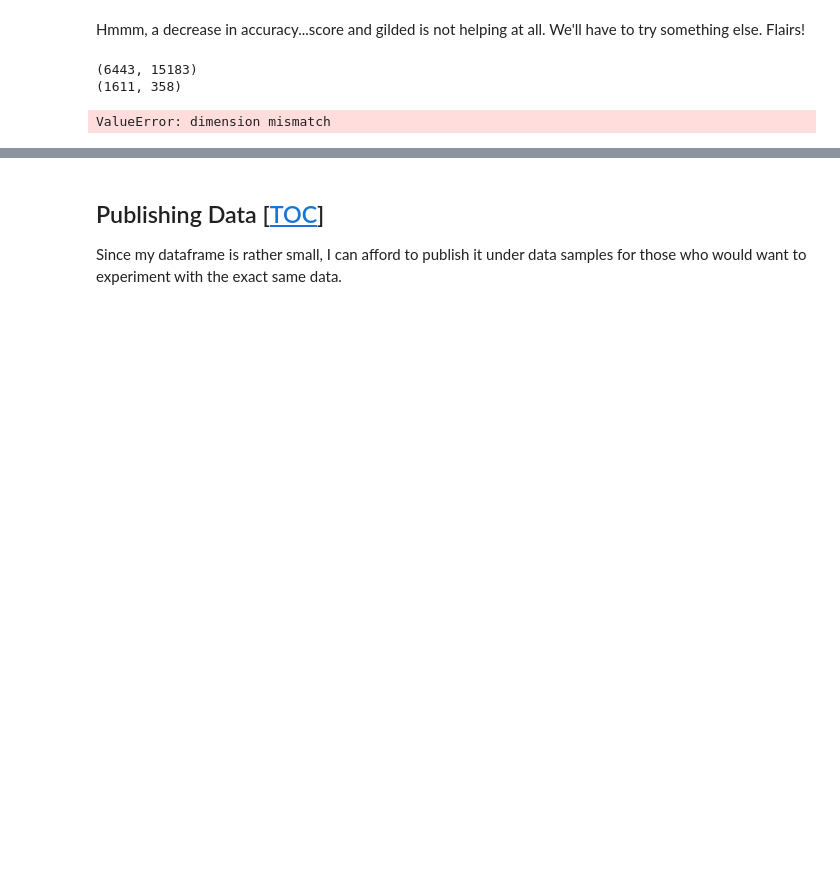
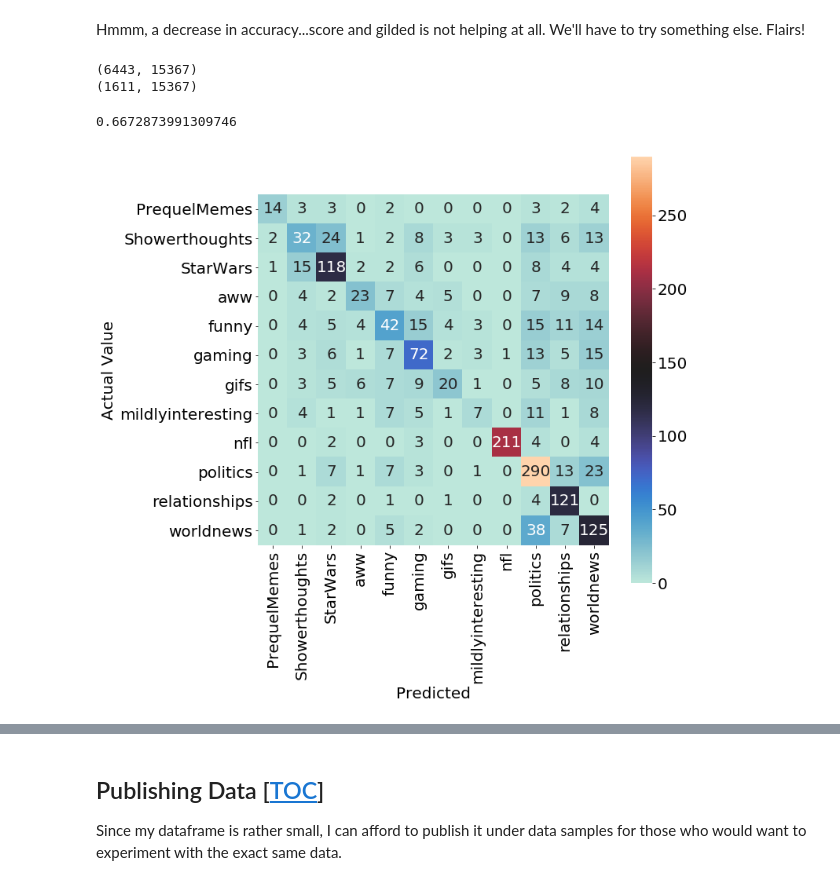
Before and after one commit to Data-Science-for-Linguists-2019/Reddit-Comment-Analysis, a Jupyter notebook: current_phase/phase3progress.ipynb, the cells around one changed output, grey strips where cells are left out. Saved outputs shown, nothing was run; the diff lists cells and outputs as text; code cells hidden in the pictures; blank space fills up the shorter version.

```diff
--- a/current_phase/phase3progress.ipynb
+++ b/current_phase/phase3progress.ipynb
@@ -364,26 +357,28 @@ vectorizer = TfidfVectorizer(min_df=1, max_features=15000)
 trainingdata, testingdata, y_train, y_test = train_test_split(above50t[["body", "author_flair_css_class","author_flair_text"]], above50t["subreddit"], test_size = 1/5)
 # %%
 traintf1 = vectorizer.fit_transform(trainingdata["body"])
-traintf2 = vectorizer.fit_transform(trainingdata["author_flair_css_class"])
-traintf3 = vectorizer.fit_transform(trainingdata["author_flair_text"])
+traintf2 = vectorizer2.fit_transform(trainingdata["author_flair_css_class"])
+traintf3 = vectorizer3.fit_transform(trainingdata["author_flair_text"])
 testtf1 = vectorizer.transform(testingdata["body"])
-testtf2 = vectorizer.transform(testingdata["author_flair_css_class"])
-testtf3 = vectorizer.transform(testingdata["author_flair_text"])
+testtf2 = vectorizer2.transform(testingdata["author_flair_css_class"])
+testtf3 = vectorizer3.transform(testingdata["author_flair_text"])
 
-trcombostack = hstack([traintf1, traintf2])
-tecombostack = hstack([testtf1, testtf2])
+trcombostack = hstack([traintf1, traintf2, traintf3])
+tecombostack = hstack([testtf1, testtf2, testtf3])
 
 print(trcombostack.shape)
 print(tecombostack.shape)
 # %% [output]
-(6443, 15183)
-(1611, 358)
+(6443, 15367)
+(1611, 15367)
 # %%
 MNB = MultinomialNB(alpha=0.01)
 MNB.fit(trcombostack, y_train)
 y_pred = MNB.predict(tecombostack)
 cm = pd.crosstab(y_test, y_pred)
 
-sklearn.metrics.accuracy_score(y_test, y_pred)
+print(sklearn.metrics.accuracy_score(y_test, y_pred))
+plotConfusionMatrix(cm)
 # %% [output]
-ValueError: dimension mismatch
+0.6672873991309746
+[figure, added]
```
Also changed, not shown: parts of 16 cells of this notebook, 1 other file.
